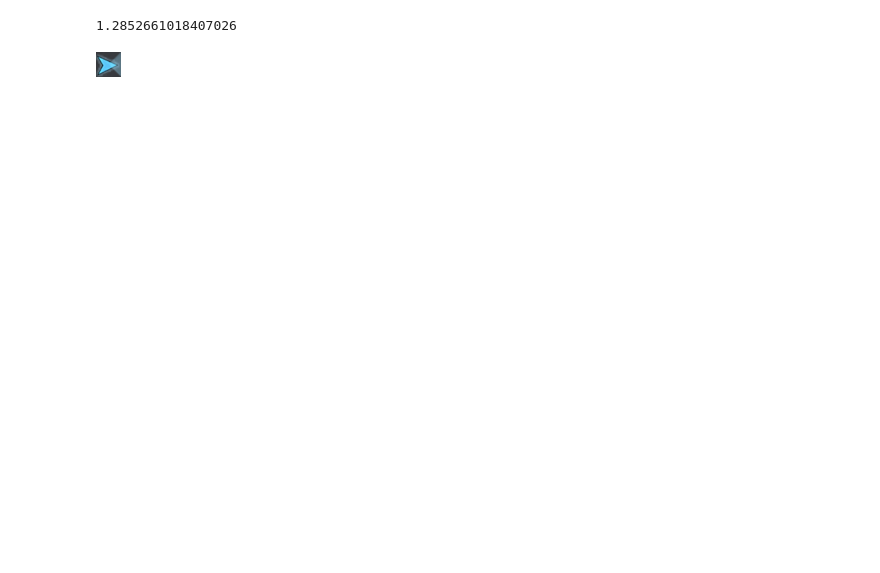
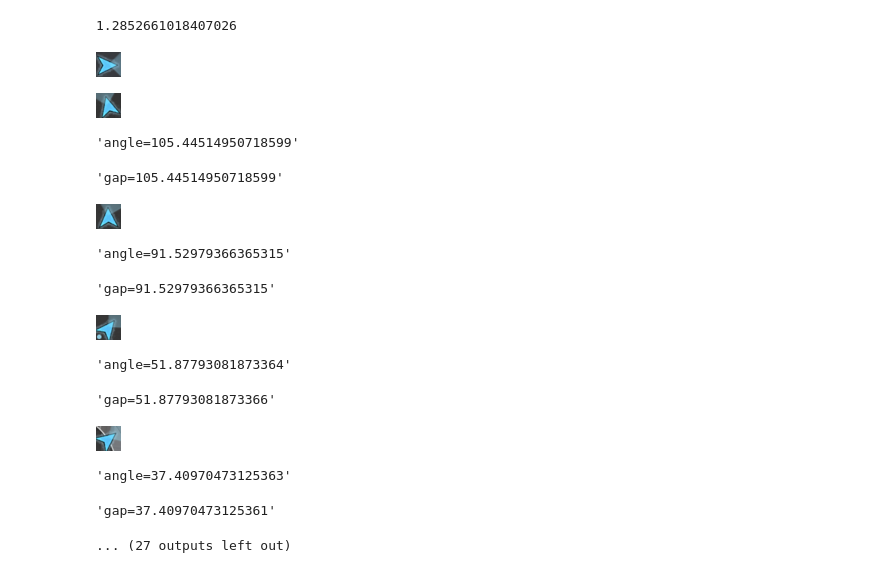
Before and after one commit to xmfan/autodailies, a Jupyter notebook: notebooks/FeedbackLoop.ipynb, the cells around one changed output. Saved outputs shown, nothing was run; the diff lists cells and outputs as text; code cells hidden in the pictures; blank space fills up the shorter version.

Commit message:
bigger movements

```diff
--- a/notebooks/FeedbackLoop.ipynb
+++ b/notebooks/FeedbackLoop.ipynb
@@ -63,29 +66,71 @@ DELTA = Coordinate(30, 0)
 LEFT = CENTER - DELTA
 RIGHT = CENTER + DELTA
 
+# big movements
+BIG_LEFT = CENTER - DELTA*3
+BIG_RIGHT = CENTER + DELTA*3
+
+IGNORE_THRESHOLD = 5
+BIG_THRESHOLD = 70
+
 # Maintain within 5 degrees
-def act(angle):
+def keep_angle(current, target):
     activate()
-    if angle < -5:
+    current += 360
+    target += 360
+
+    gap = abs(target - current)
+    display(f"gap={gap}")
+
+    if gap < IGNORE_THRESHOLD:
+        return
+
+    left = LEFT
+    right = RIGHT
+    if gap > BIG_THRESHOLD:
+        left = BIG_LEFT
+        right = BIG_RIGHT
+
+    if target > current:
         # need to look left
-        drag(CENTER, LEFT, 500)
-    elif angle > 5:
+        drag(CENTER, left, 300)
+    else:
         # need to look right
-        drag(CENTER, RIGHT, 500)
+        drag(CENTER, right, 300)
 # %%
 import time
 import pyautogui
+from matplotlib import pyplot as plt
+
+from IPython.display import display, clear_output
 
 start = time.time()
 end = start + 10
+
+target_angle = 0
 
 while True:
     if time.time() > end:
         break
 
     screen = ImageGrab.grab(bbox=ARROW_BBOX)
+    display(screen)
     angle = compute_angle(screen)
+    display(f"angle={angle}")
+    # clear_output(wait=True)
     if angle:
-        act(angle)
-
-    time.sleep(0.1)
+        keep_angle(angle, target_angle)
+# %% [output]
+[figure, added]
+'angle=105.44514950718599'
+'gap=105.44514950718599'
+[figure, added]
+'angle=91.52979366365315'
+'gap=91.52979366365315'
+[figure, added]
+'angle=51.87793081873364'
+'gap=51.87793081873366'
+[figure, added]
+'angle=37.40970473125363'
+'gap=37.40970473125361'
+... (27 outputs left out)
```
Also changed, not shown: parts of 1 cell of this notebook.
